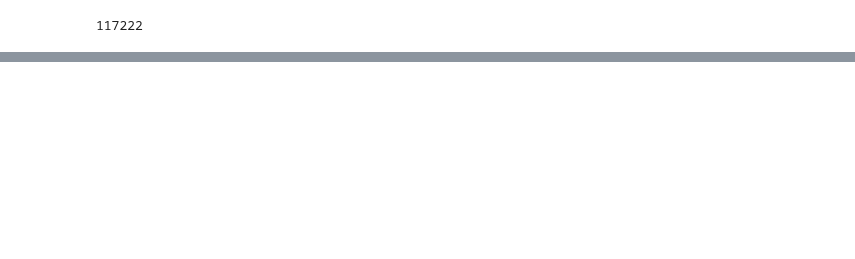
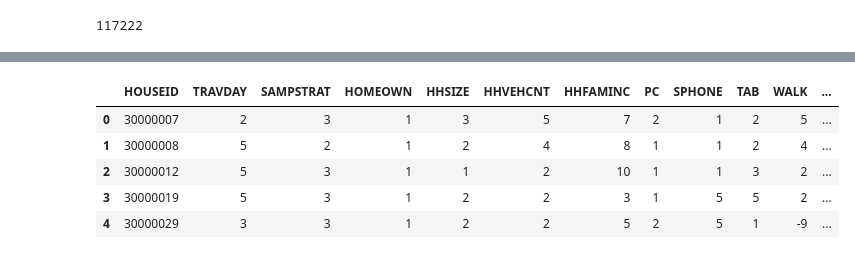
Before and after one commit to SyedFaquar/pattern_recognition, a Jupyter notebook: notebooks/initial_notebook.ipynb, the cells around one changed output, grey strips where cells are left out. Cells and saved outputs as stored; diff of their text form; code cells hidden in the pictures; blank space fills up the shorter version.

```diff
--- a/notebooks/initial_notebook.ipynb
+++ b/notebooks/initial_notebook.ipynb
@@ -279,0 +321,11 @@ filter_state(df, 34).shape
+# %%
+hh = pd.read_csv('/Users/syedfaquaruddinquadri/Documents/research_project/NHTS/hhpub.csv')
+# %%
+hh.head(5)
+# %% [output]
+|  | HOUSEID | TRAVDAY | SAMPSTRAT | HOMEOWN | HHSIZE | HHVEHCNT | HHFAMINC | PC | SPHONE | TAB | WALK | ... |
+| 0 | 30000007 | 2 | 3 | 1 | 3 | 5 | 7 | 2 | 1 | 2 | 5 | ... |
+| 1 | 30000008 | 5 | 2 | 1 | 2 | 4 | 8 | 1 | 1 | 2 | 4 | ... |
+| 2 | 30000012 | 5 | 3 | 1 | 1 | 2 | 10 | 1 | 1 | 3 | 2 | ... |
+| 3 | 30000019 | 5 | 3 | 1 | 2 | 2 | 3 | 1 | 5 | 5 | 2 | ... |
+| 4 | 30000029 | 3 | 3 | 1 | 2 | 2 | 5 | 2 | 5 | 1 | -9 | ... |
```
Also changed, not shown: parts of 27 cells of this notebook.
